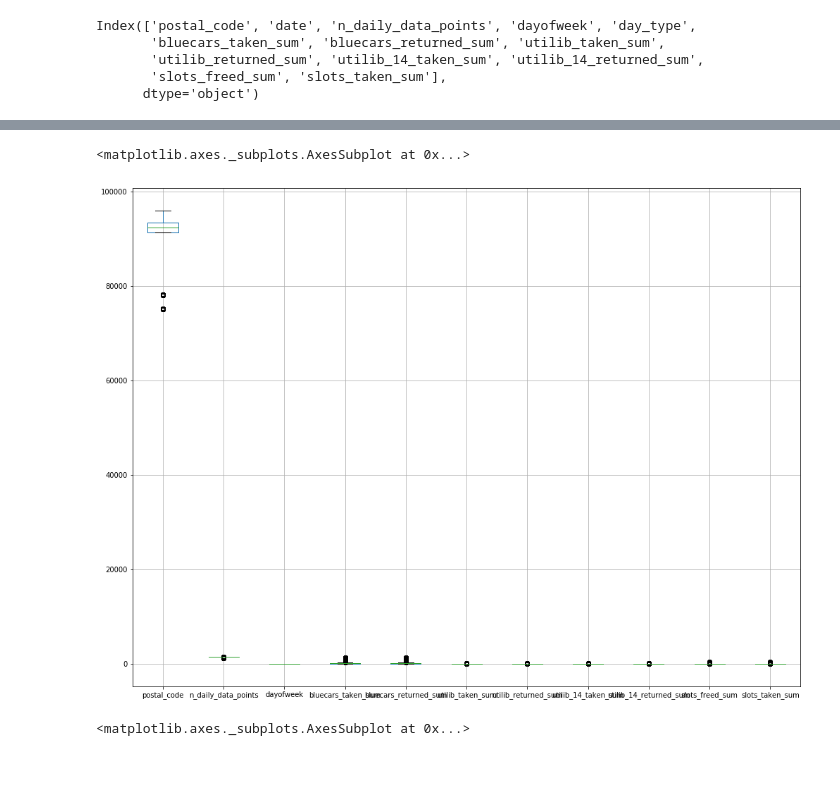
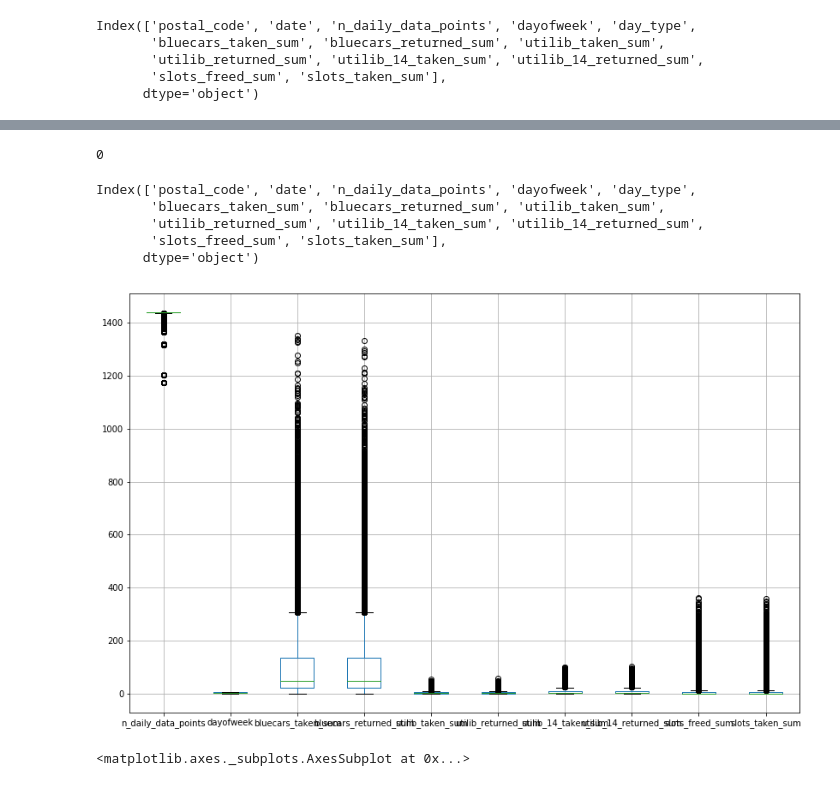
Before and after one commit to mwinzie/Autolib-Project-, a Jupyter notebook: Moringa_Data_Science_Core_W3_Independent_Project_Agnes_Mwinzi_DataScience.ipynb, the cells around one changed output, grey strips where cells are left out. Saved outputs shown, nothing was run; the diff lists cells and outputs as text; code cells hidden in the pictures.

```diff
--- a/Moringa_Data_Science_Core_W3_Independent_Project_Agnes_Mwinzi_DataScience.ipynb
+++ b/Moringa_Data_Science_Core_W3_Independent_Project_Agnes_Mwinzi_DataScience.ipynb
@@ -12,0 +6,28 @@ import statistics as st
+# %%
+#importing all the necessary libraries
+import pandas as pd
+import numpy as np
+import seaborn as sns
+import matplotlib.pyplot as plt
+from pandas.plotting import scatter_matrix
+from scipy import stats
+from scipy.stats import ttest_1samp
+from sklearn.linear_model import LinearRegression
+from sklearn import model_selection
+from sklearn.metrics import r2_score
+from sklearn.model_selection import train_test_split
+from sklearn.naive_bayes import GaussianNB
+from sklearn.metrics import accuracy_score
+import statsmodels.api as sm
+from sklearn.decomposition import PCA
+from statsmodels.graphics.gofplots import qqplot
+from matplotlib import pyplot
+
+%matplotlib inline
+
+sns.set()
+
+from sklearn.cluster import KMeans
+from scipy.stats import shapiro
+import warnings
+warnings.filterwarnings('ignore')
@@ -117,4 +134,6 @@ Index(['postal_code', 'date', 'n_daily_data_points', 'dayofweek', 'day_type',
       dtype='object')
 # %%
 #converting the date column to time data type
-pd.to_datetime(auto['date'])
+auto['date'] = pd.to_datetime(auto['date'])
+# Set the datetime column as the index
+auto.index = auto['date']
@@ -166,12 +150,32 @@ Duplicate Rows except first occurrence based on all columns are :
+# %%
+# Checking duplicate rows except first occurrence based on all columns in the data set
+duplicates = auto[auto.duplicated()]
+len(duplicates)
+
+#there is no presence of any duplicated values
+# %% [output]
+0
+# %%
+auto.columns
+# %% [output]
+Index(['postal_code', 'date', 'n_daily_data_points', 'dayofweek', 'day_type',
+       'bluecars_taken_sum', 'bluecars_returned_sum', 'utilib_taken_sum',
+       'utilib_returned_sum', 'utilib_14_taken_sum', 'utilib_14_returned_sum',
+       'slots_freed_sum', 'slots_taken_sum'],
+      dtype='object')
 # %%
 #checking the dataset for any outliers
 #plots all the outliers for all numeric values columns
-auto.boxplot(figsize = (17,13))
+col = auto[['date', 'n_daily_data_points', 'dayofweek', 'day_type',
+       'bluecars_taken_sum', 'bluecars_returned_sum', 'utilib_taken_sum',
+       'utilib_returned_sum', 'utilib_14_taken_sum', 'utilib_14_returned_sum',
+       'slots_freed_sum', 'slots_taken_sum']]
+col.boxplot(figsize = (14,9))
+plt.show()
 
 #most of the columns seem to have outliers but i shall keep them as they may be crucial to the model
 # %% [output]
-<matplotlib.axes._subplots.AxesSubplot at 0x...>
-[figure, old version]
+[figure, new version]
 # %%
 #boxplot for the postal code column
 sns.boxplot(auto['postal_code'], showmeans = True)
```
Also changed, not shown: parts of 85 cells of this notebook.
